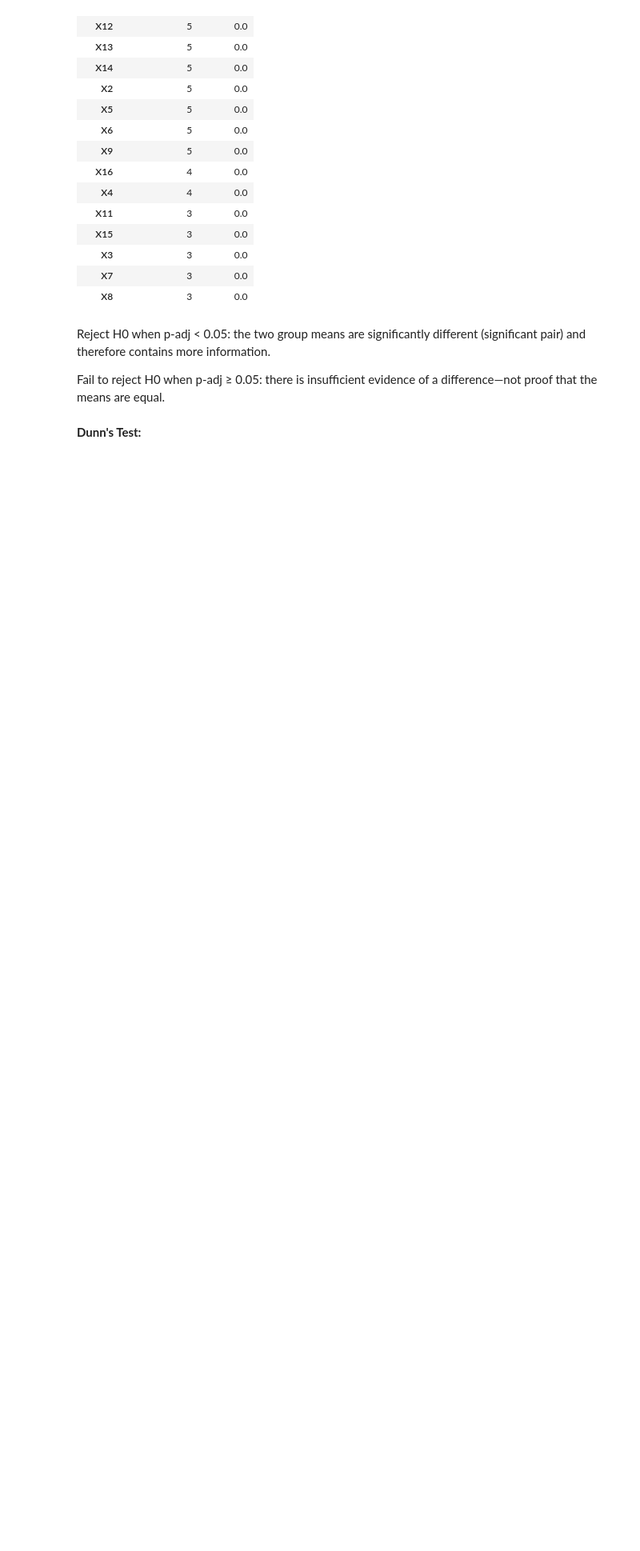
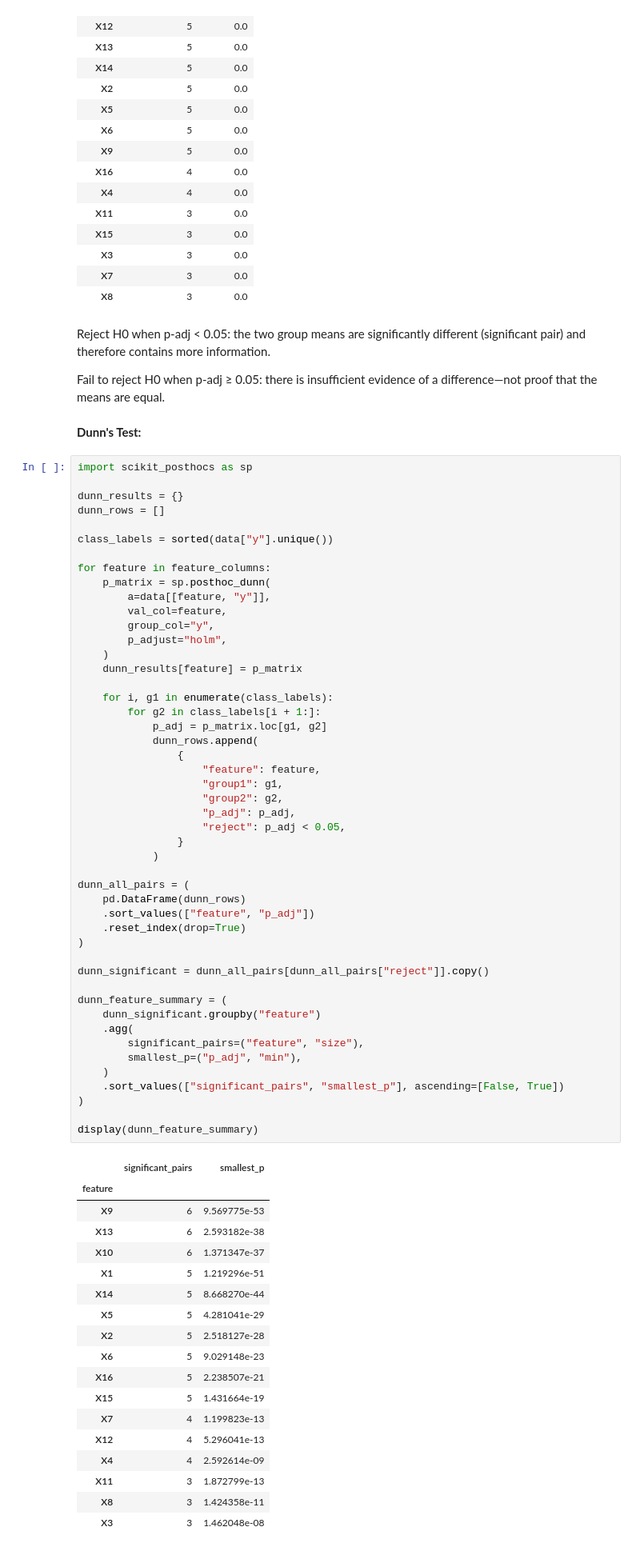
Before and after one commit to cameroncochrane/seizure_detection, a Jupyter notebook: notebooks/1_ESD_EDA.ipynb, the cells around one changed output. Shown at 80% size. Cells and saved outputs as stored; diff of their text form; blank space fills up the shorter version.

```diff
--- a/notebooks/1_ESD_EDA.ipynb
+++ b/notebooks/1_ESD_EDA.ipynb
@@ -565,3 +569,70 @@ Reject H0 when p-adj < 0.05: the two group means are significantly different (si
 Fail to reject H0 when p-adj ≥ 0.05: there is insufficient evidence of a difference—not proof that the means are equal.
 # %% [markdown]
 **Dunn's Test:**
+# %%
+import scikit_posthocs as sp
+
+dunn_results = {}
+dunn_rows = []
+
+class_labels = sorted(data["y"].unique())
+
+for feature in feature_columns:
+    p_matrix = sp.posthoc_dunn(
+        a=data[[feature, "y"]],
+        val_col=feature,
+        group_col="y",
+        p_adjust="holm",
+    )
+    dunn_results[feature] = p_matrix
+
+    for i, g1 in enumerate(class_labels):
+        for g2 in class_labels[i + 1:]:
+            p_adj = p_matrix.loc[g1, g2]
+            dunn_rows.append(
+                {
+                    "feature": feature,
+                    "group1": g1,
+                    "group2": g2,
+                    "p_adj": p_adj,
+                    "reject": p_adj < 0.05,
+                }
+            )
+
+dunn_all_pairs = (
+    pd.DataFrame(dunn_rows)
+    .sort_values(["feature", "p_adj"])
+    .reset_index(drop=True)
+)
+
+dunn_significant = dunn_all_pairs[dunn_all_pairs["reject"]].copy()
+
+dunn_feature_summary = (
+    dunn_significant.groupby("feature")
+    .agg(
+        significant_pairs=("feature", "size"),
+        smallest_p=("p_adj", "min"),
+    )
+    .sort_values(["significant_pairs", "smallest_p"], ascending=[False, True])
+)
+
+display(dunn_feature_summary)
+# %% [output]
+|  | significant_pairs | smallest_p |
+| feature |  |  |
+| X9 | 6 | 9.569775e-53 |
+| X13 | 6 | 2.593182e-38 |
+| X10 | 6 | 1.371347e-37 |
+| X1 | 5 | 1.219296e-51 |
+| X14 | 5 | 8.668270e-44 |
+| X5 | 5 | 4.281041e-29 |
+| X2 | 5 | 2.518127e-28 |
+| X6 | 5 | 9.029148e-23 |
+| X16 | 5 | 2.238507e-21 |
+| X15 | 5 | 1.431664e-19 |
+| X7 | 4 | 1.199823e-13 |
+| X12 | 4 | 5.296041e-13 |
+| X4 | 4 | 2.592614e-09 |
+| X11 | 3 | 1.872799e-13 |
+| X8 | 3 | 1.424358e-11 |
+| X3 | 3 | 1.462048e-08 |
```
Also changed, not shown: parts of 11 cells of this notebook, 2 other files.
